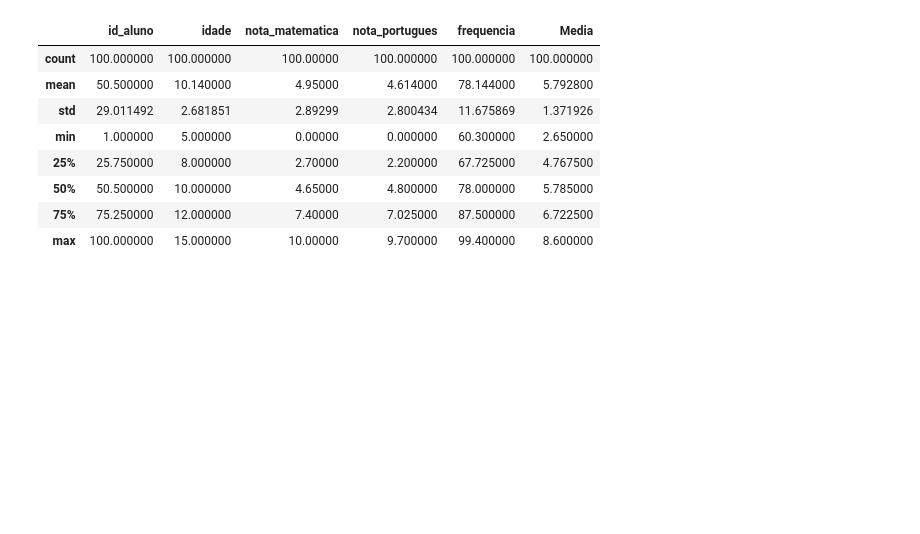
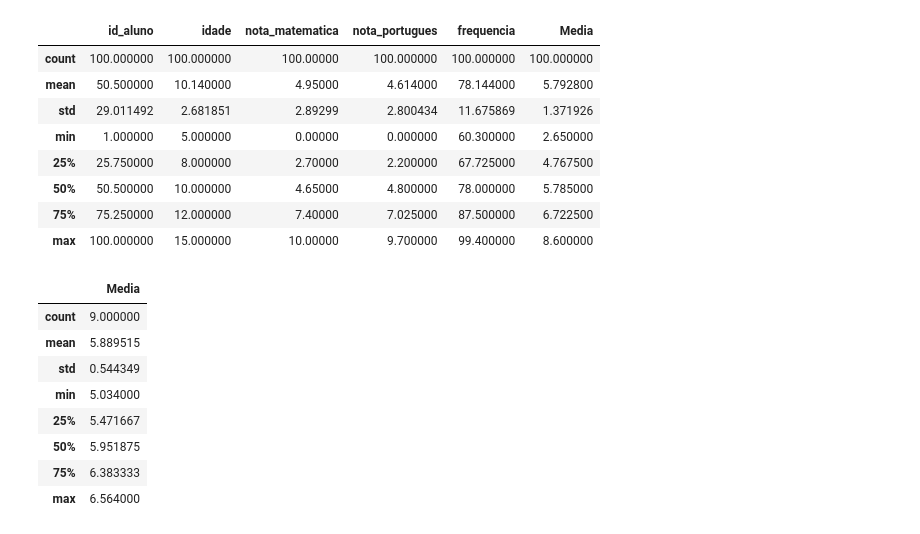
Before and after one commit to Artur-Mac/desafiosdadosciti, a Jupyter notebook: AnaliseEXP(sidequest).ipynb, the cells around one changed output. Saved outputs shown, nothing was run; the diff lists cells and outputs as text; code cells hidden in the pictures; blank space fills up the shorter version.

```diff
--- a/AnaliseEXP(sidequest).ipynb
+++ b/AnaliseEXP(sidequest).ipynb
@@ -73,14 +86,25 @@ df.describe()
 # %%
-media_por_serie = df.groupby('serie')[['Media']].mean()
+media_por_serie = df.groupby('serie')[['Media']].mean().sort_values(by='Media', ascending=False)
 
 
 fig = px.bar(media_por_serie,
              x=media_por_serie.index,
              y='Media',
              title='Média por Série',
              color='Media',
              )
 fig.update_layout(
     xaxis=dict(title='Série'),
     yaxis=dict(title='Média')
 )
+fig.show()
+# %% [output]
+|  | Media |
+| count | 9.000000 |
+| mean | 5.889515 |
+| std | 0.544349 |
+| min | 5.034000 |
+| 25% | 5.471667 |
+| 50% | 5.951875 |
+| 75% | 6.383333 |
+| max | 6.564000 |
```
Also changed, not shown: parts of 8 cells of this notebook.
